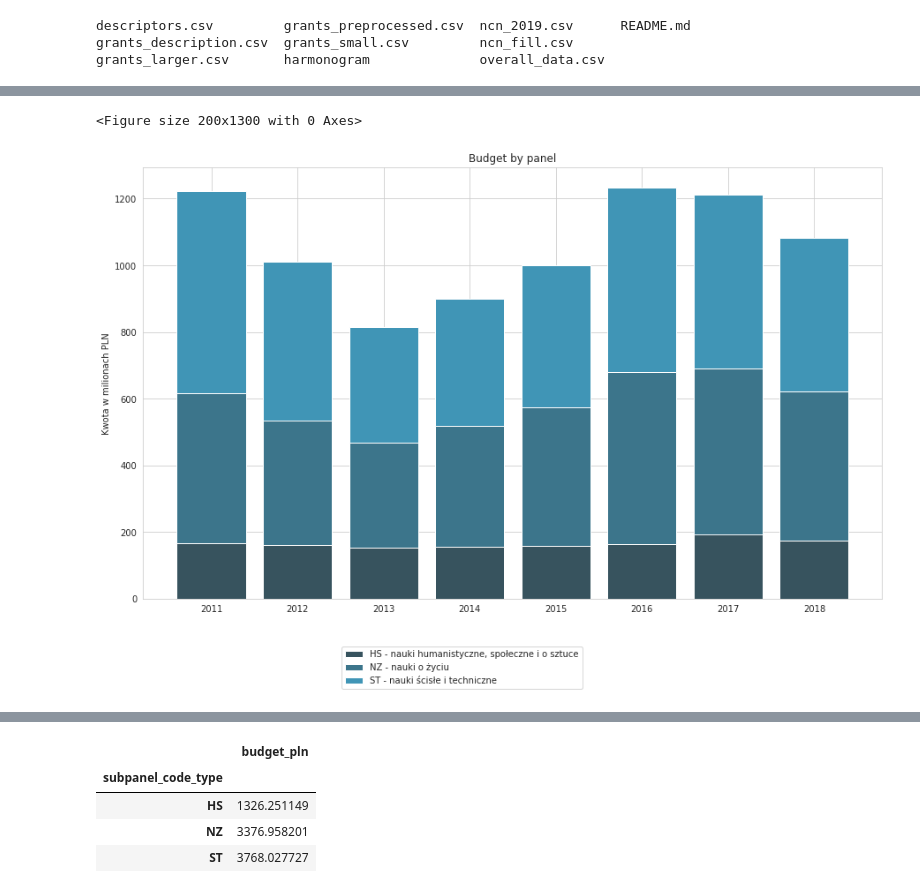
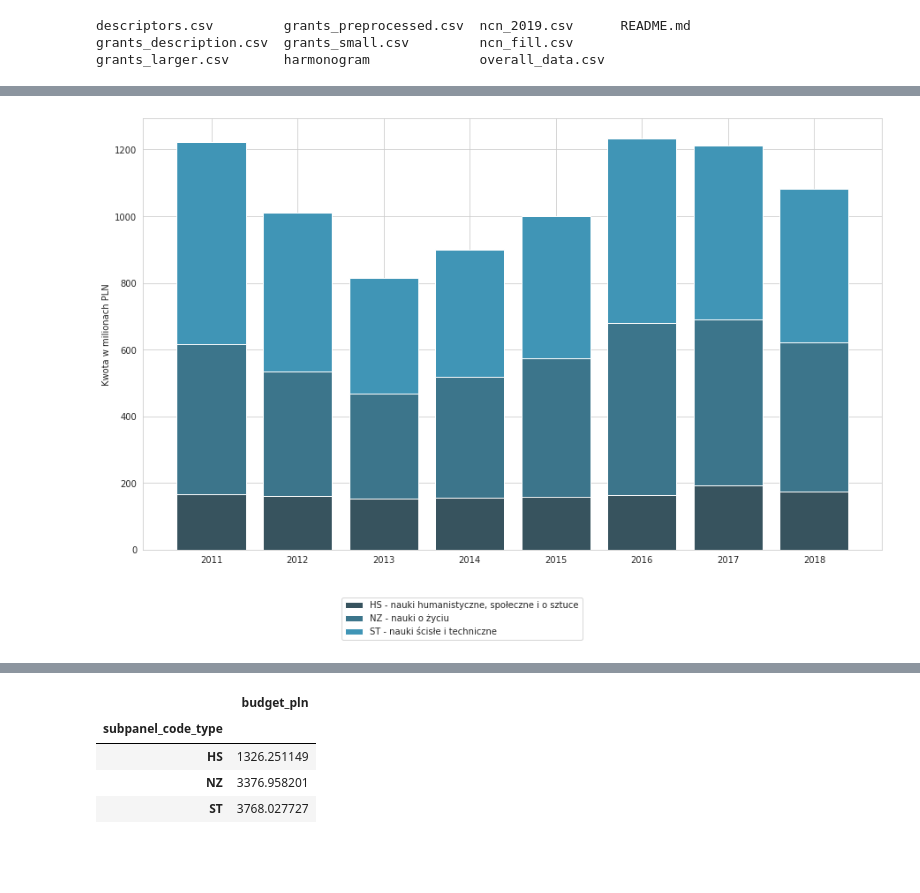
Before and after one commit to kolodziejczykjakub/ncn-grants, a Jupyter notebook: plots.ipynb, the cells around one changed output, grey strips where cells are left out. Saved outputs shown, nothing was run; the diff lists cells and outputs as text; code cells hidden in the pictures; blank space fills up the shorter version.

```diff
--- a/plots.ipynb
+++ b/plots.ipynb
@@ -37,8 +37,10 @@ sns.set_style("whitegrid")
 sns.palplot(sns.color_palette("GnBu_d"))
 sns.set_palette("GnBu_d")
 plt.figure(figsize=(2, 13))
+
+font = {'size'   : 16}
+
+plt.rc('font', **font)
-# %% [output]
-<Figure size 200x1300 with 0 Axes>
 # %%
 typ_konkursu = {
         "HS" : "nauki humanistyczne, społeczne i o sztuce",
@@ -48,24 +50,24 @@ typ_konkursu = {
 # %%
 bottom = plot1_data.loc[plot1_data.subpanel_code_type == 'ST', 'budget_pln'] * 0
 bottom = np.array(bottom)
 
 
 plt.figure(figsize=(15, 9))
 for panel in list(plot1_data.subpanel_code_type.unique()):
 
     df = plot1_data.loc[plot1_data.subpanel_code_type == panel, :]
     plt.bar(df.year, df.budget_pln , bottom = bottom, label=panel + " - " + str(typ_konkursu[panel]))
     bottom += np.array(df.budget_pln)
 
     plt.ylabel('Kwota w milionach PLN')
 
-plt.title('Budget by panel')
+#plt.title('Budget by panel')
 plt.legend(bbox_to_anchor=(0.6, -0.1))
 
 plt.savefig('./plots/verticalbarchart.png')
 plt.show()
 # %% [output]
-[figure, old version]
+[figure, new version]
 # %%
 plt.figure(figsize=(15, 9))
 
```
Also changed, not shown: parts of 9 cells of this notebook, 6 other files.
